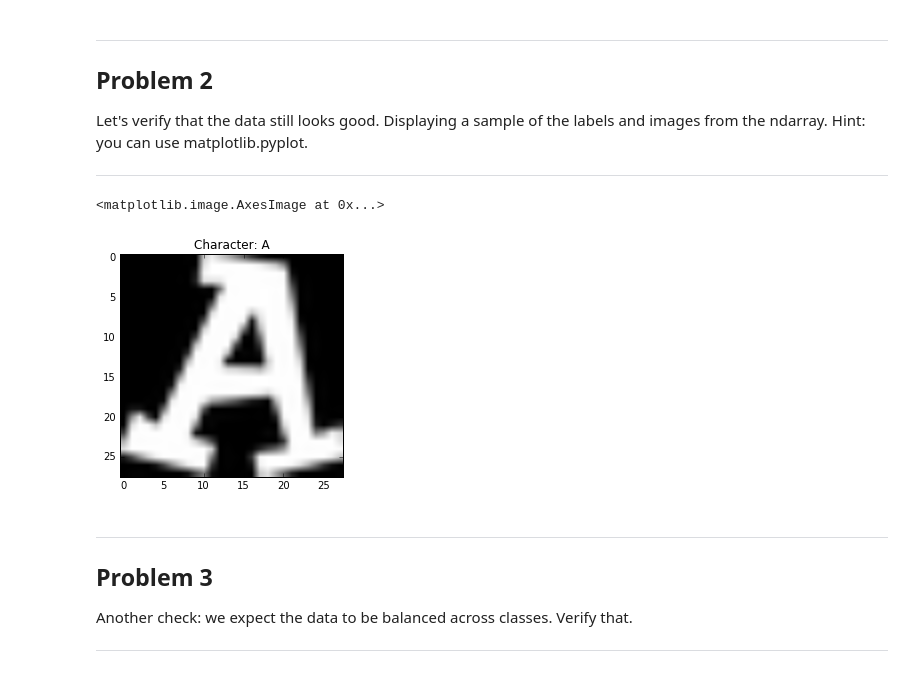
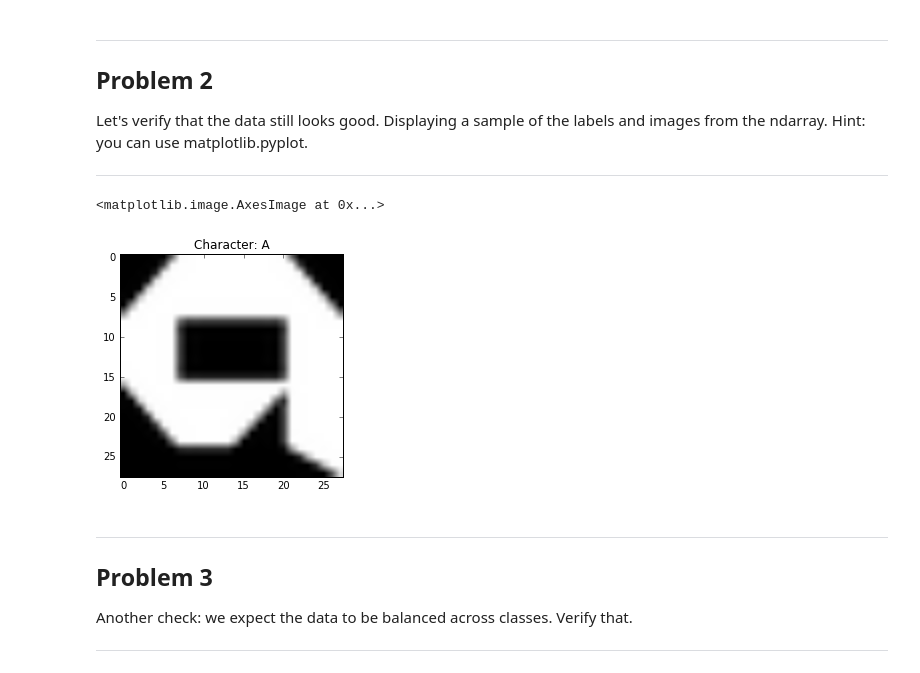
Before and after one commit to vanhuyz/udacity-dl, a Jupyter notebook: 1_notmnist.ipynb, the cells around one changed output. Saved outputs shown, nothing was run; the diff lists cells and outputs as text; code cells hidden in the pictures.

```diff
--- a/1_notmnist.ipynb
+++ b/1_notmnist.ipynb
@@ -220,13 +206,13 @@ Let's verify that the data still looks good. Displaying a sample of the labels a
 ---
 # %%
 # train_datasets[0] == 'notMNIST_large/A.pickle'
-pickle = train_datasets[0]
-a = np.load(pickle)
-plt.title("Character: %s" % pickle[-8])
-plt.imshow(a[1000,:,:],cmap='Greys_r')
+a_pickle = train_datasets[0]
+a = np.load(a_pickle)
+plt.title("Character: %s" % a_pickle[-8])
+plt.imshow(a[0],cmap='Greys_r')
 # %% [output]
 <matplotlib.image.AxesImage at 0x...>
-[figure, old version]
+[figure, new version]
 # %% [markdown]
 ---
 Problem 3
```
Also changed, not shown: parts of 6 cells of this notebook.
